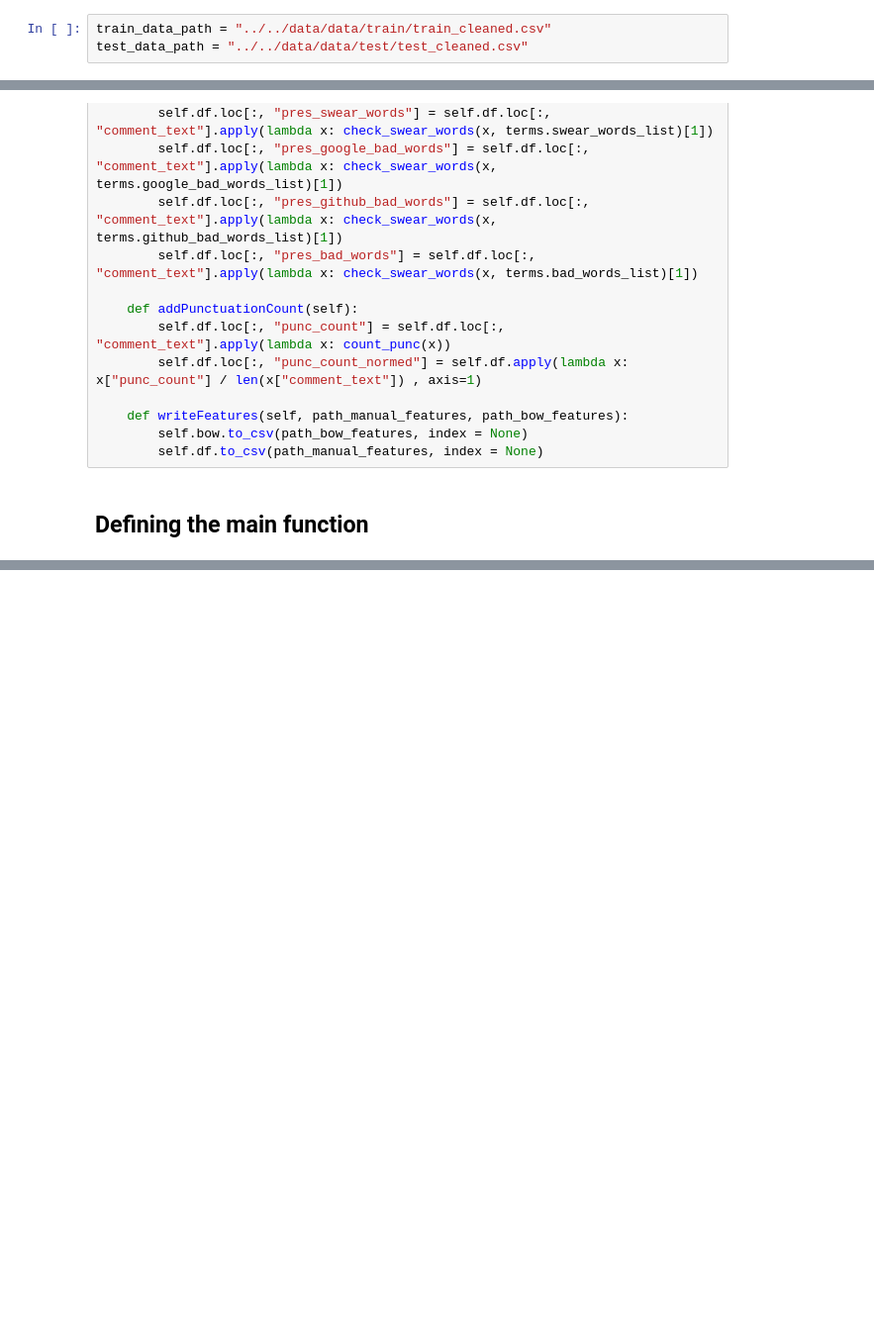
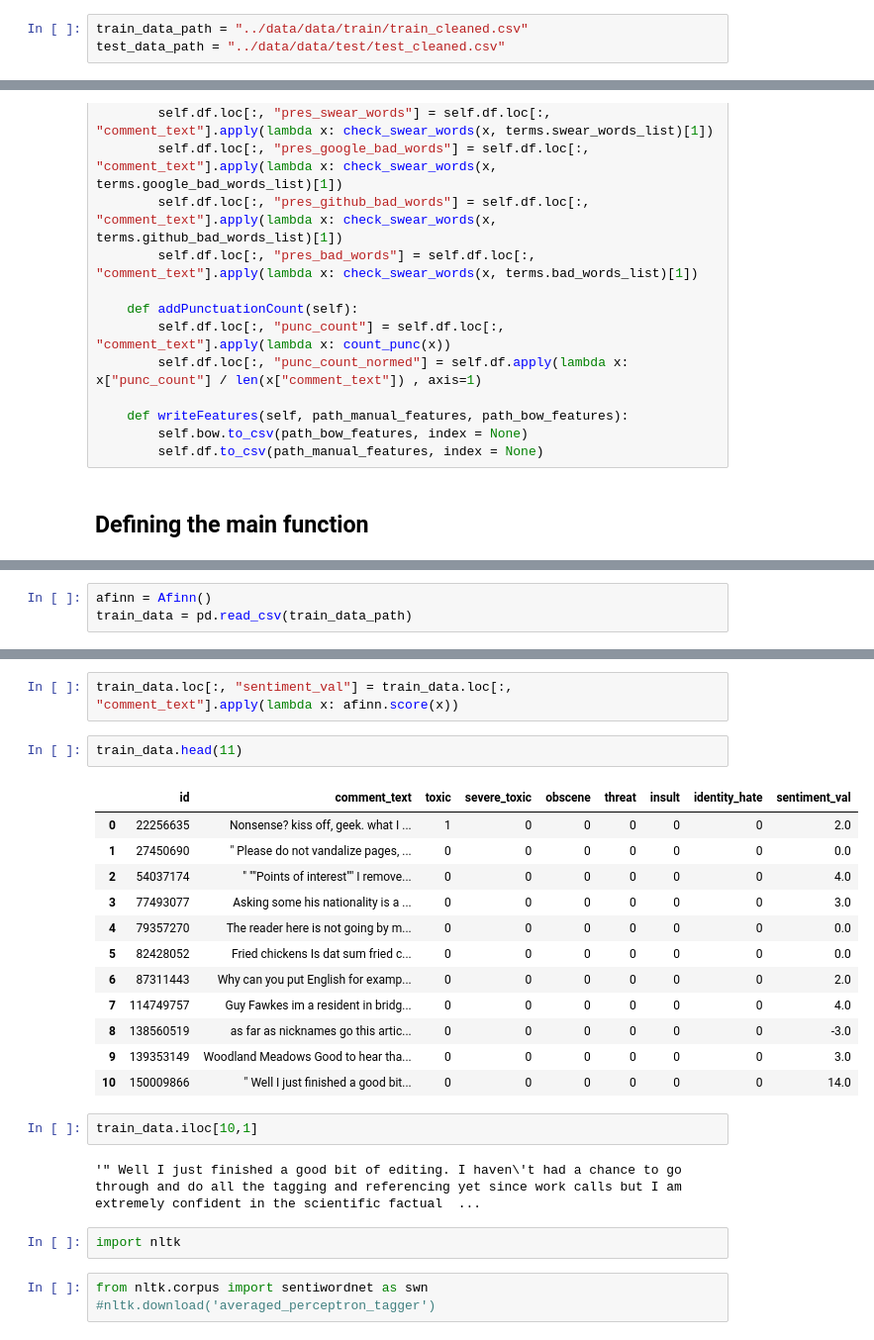
Before and after one commit to matthewtanzj/toxic-comment-classification, a Jupyter notebook: src/Feature Engineering.ipynb, the cells around one changed output, grey strips where cells are left out. Shown at 99% size. Drawn from its saved outputs; the diff is of its cells as text; blank space fills up the shorter version.

Commit message:
add code to test extraction of sentiment values

```diff
--- a/src/Feature Engineering.ipynb
+++ b/src/Feature Engineering.ipynb
@@ -18,8 +18,8 @@ from sklearn.feature_extraction.text import TfidfVectorizer
 # %% [markdown]
 #### Path of the training / testing data
 # %%
-train_data_path = "../../data/data/train/train_cleaned.csv"
-test_data_path = "../../data/data/test/test_cleaned.csv"
+train_data_path = "../data/data/train/train_cleaned.csv"
+test_data_path = "../data/data/test/test_cleaned.csv"
 # %% [markdown]
 #### Path of the lexicons
 # %%
@@ -214,0 +213,3 @@ done adding features for testing data
+# %%
+afinn = Afinn()
+train_data = pd.read_csv(train_data_path)
@@ -214,0 +225,26 @@ done adding features for testing data
+# %%
+train_data.loc[:, "sentiment_val"] = train_data.loc[:, "comment_text"].apply(lambda x: afinn.score(x))
+# %%
+train_data.head(11)
+# %% [output]
+|  | id | comment_text | toxic | severe_toxic | obscene | threat | insult | identity_hate | sentiment_val |
+| 0 | 22256635 | Nonsense? kiss off, geek. what I ... | 1 | 0 | 0 | 0 | 0 | 0 | 2.0 |
+| 1 | 27450690 | " Please do not vandalize pages, ... | 0 | 0 | 0 | 0 | 0 | 0 | 0.0 |
+| 2 | 54037174 | " ""Points of interest"" I remove... | 0 | 0 | 0 | 0 | 0 | 0 | 4.0 |
+| 3 | 77493077 | Asking some his nationality is a ... | 0 | 0 | 0 | 0 | 0 | 0 | 3.0 |
+| 4 | 79357270 | The reader here is not going by m... | 0 | 0 | 0 | 0 | 0 | 0 | 0.0 |
+| 5 | 82428052 | Fried chickens Is dat sum fried c... | 0 | 0 | 0 | 0 | 0 | 0 | 0.0 |
+| 6 | 87311443 | Why can you put English for examp... | 0 | 0 | 0 | 0 | 0 | 0 | 2.0 |
+| 7 | 114749757 | Guy Fawkes im a resident in bridg... | 0 | 0 | 0 | 0 | 0 | 0 | 4.0 |
+| 8 | 138560519 | as far as nicknames go this artic... | 0 | 0 | 0 | 0 | 0 | 0 | -3.0 |
+| 9 | 139353149 | Woodland Meadows Good to hear tha... | 0 | 0 | 0 | 0 | 0 | 0 | 3.0 |
+| 10 | 150009866 | " Well I just finished a good bit... | 0 | 0 | 0 | 0 | 0 | 0 | 14.0 |
+# %%
+train_data.iloc[10,1]
+# %% [output]
+'" Well I just finished a good bit of editing. I haven\'t had a chance to go through and do all the tagging and referencing yet since work calls but I am extremely confident in the scientific factual  ...
+# %%
+import nltk
+# %%
+from nltk.corpus import sentiwordnet as swn
+#nltk.download('averaged_perceptron_tagger')
```
Also changed, not shown: parts of 21 cells of this notebook.
